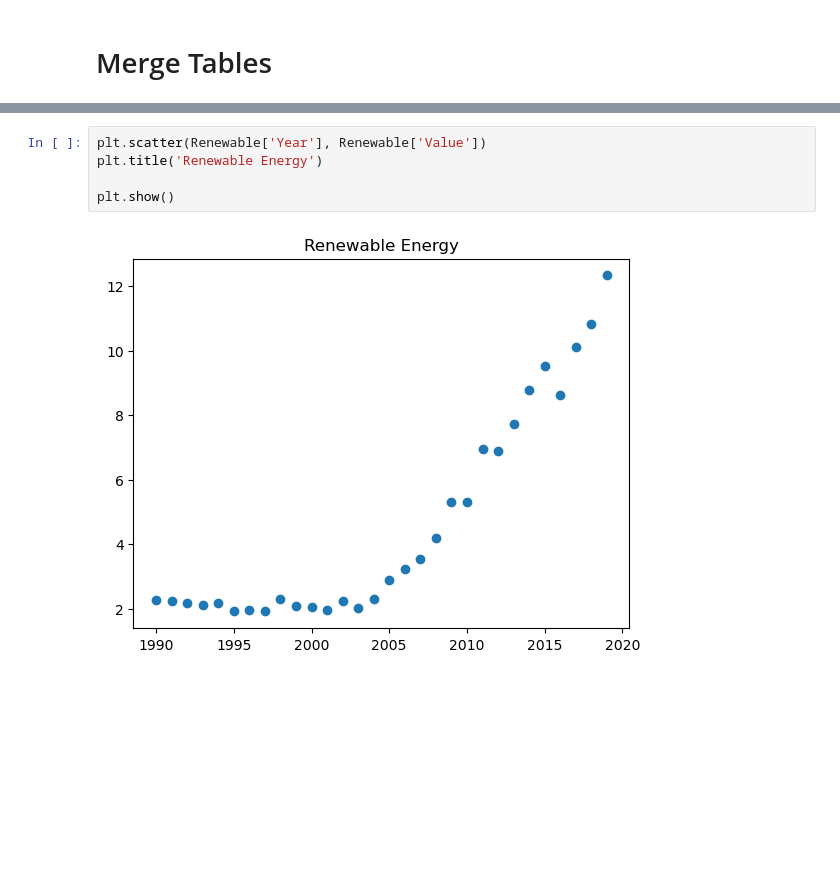
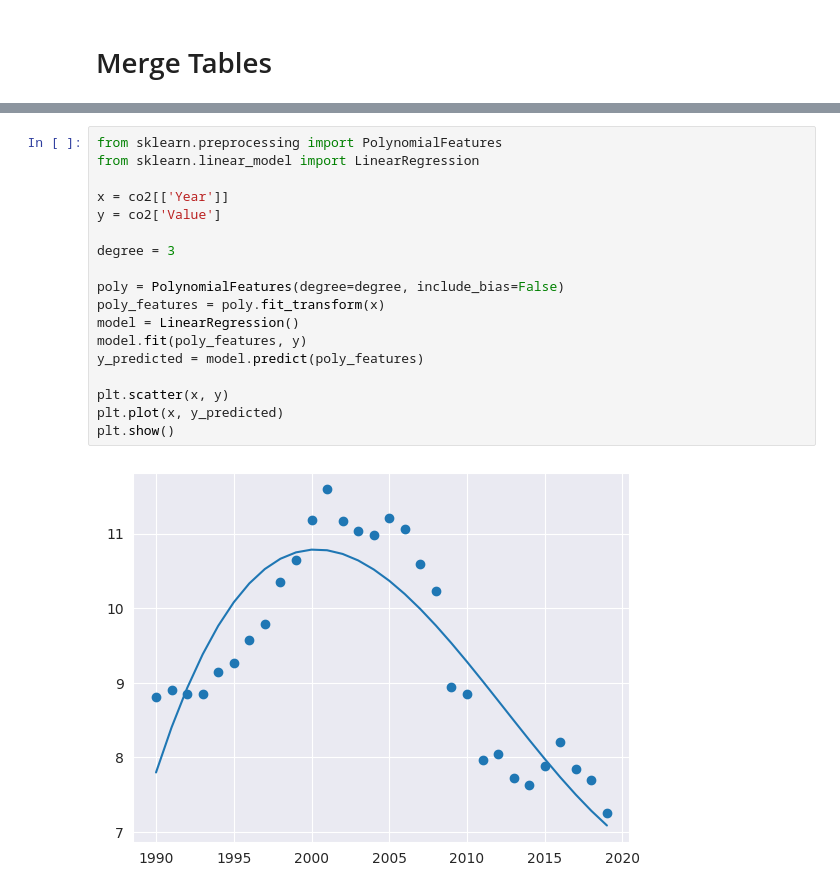
Before and after one commit to Fred-Sheppard/EPIC3, a Jupyter notebook: EPIC3.ipynb, the cells around one changed output, grey strips where cells are left out. Cells and saved outputs as stored; diff of their text form; blank space fills up the shorter version.

```diff
--- a/EPIC3.ipynb
+++ b/EPIC3.ipynb
@@ -206,7 +199,20 @@ Renewable
-# %%
-plt.scatter(Renewable['Year'], Renewable['Value'])
-plt.title('Renewable Energy')
-
-plt.show()
-# %% [output]
-[figure, removed]
+# %%
+from sklearn.preprocessing import PolynomialFeatures
+from sklearn.linear_model import LinearRegression
+
+x = co2[['Year']]
+y = co2['Value']
+
+degree = 3
+
+poly = PolynomialFeatures(degree=degree, include_bias=False)
+poly_features = poly.fit_transform(x)
+model = LinearRegression()
+model.fit(poly_features, y)
+y_predicted = model.predict(poly_features)
+
+plt.scatter(x, y)
+plt.plot(x, y_predicted)
+plt.show()
+# %% [output]
+[figure, added]
```
Also changed, not shown: parts of 12 cells of this notebook.
